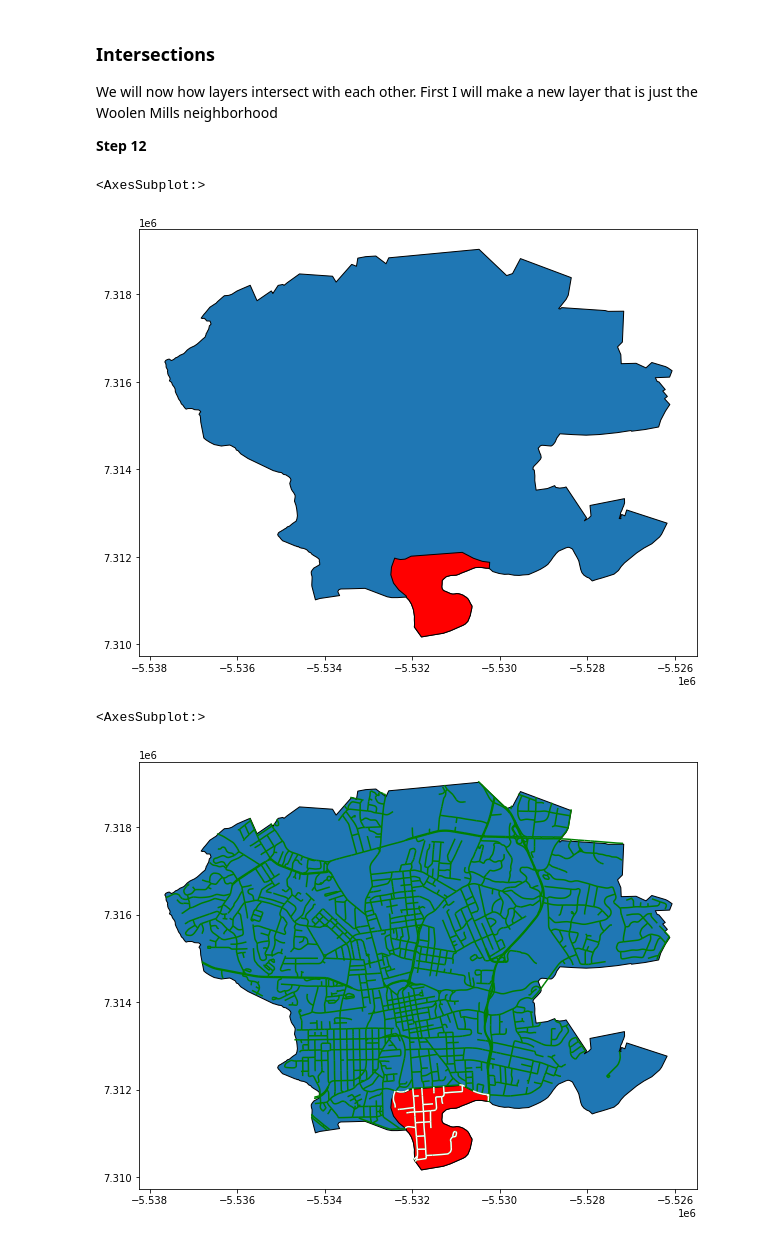
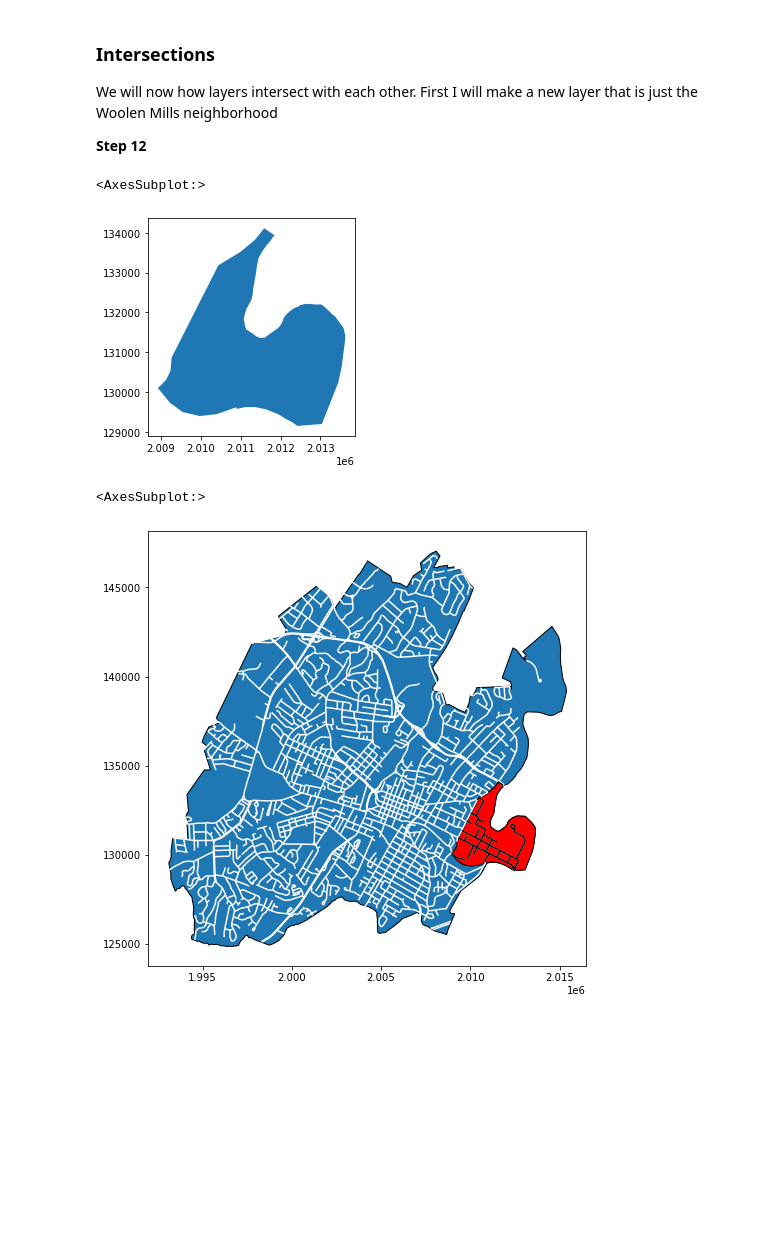
Before and after one commit to epurpur/pythonGeospatialWorkshop, a Jupyter notebook: python_geospatial_workshop.ipynb, the cells around one changed output. Saved outputs shown, nothing was run; the diff lists cells and outputs as text; code cells hidden in the pictures; blank space fills up the shorter version.

```diff
--- a/python_geospatial_workshop.ipynb
+++ b/python_geospatial_workshop.ipynb
@@ -276,7 +245,7 @@ neighborhoods
 [figure]
 # %%
 # convert our new layers to the same CRS as the others
-neighborhoods = neighborhoods.to_crs(epsg = 32629)
+neighborhoods = neighborhoods.to_crs(epsg = 32046)
 # %% [markdown]
 ### Intersections
 
@@ -286,24 +255,27 @@ We will now how layers intersect with each other. First I will make a new layer
 # %%
 # using exactly the same methods as in regular pandas to extract the data I want
 woolen_mills = neighborhoods.loc[neighborhoods['NAME'] == 'Woolen Mills']
-woolen_mills = woolen_mills.to_crs(epsg = 32629)
+woolen_mills = woolen_mills.to_crs(epsg = 32046)
+woolen_mills.plot()
+
+
 
 # plot the new woolen mills layer over the cville_boundary layer
-fig, ax = plt.subplots(figsize=(10,8))
-cville_boundary.plot(ax=ax, edgecolor='black')
-woolen_mills.plot(ax=ax, color='red', edgecolor='black')
+#fig, ax = plt.subplots(figsize=(10,8))
+#cville_boundary.plot(ax=ax, edgecolor='black')
+#woolen_mills.plot(ax=ax, color='red', edgecolor='black')
 # %% [output]
 <AxesSubplot:>
-[figure, old version]
+[figure, new version]
 # %%
 woolen_mills_roads = gpd.overlay(roads, woolen_mills, how='intersection')
 
 #plot all of charlottesville, woolen mills, roads, and the roads in woolen mills
 fig, ax = plt.subplots(figsize=(10,8))
 cville_boundary.plot(ax=ax, edgecolor='black')
-roads.plot(ax=ax, color='green')
+roads.plot(ax=ax, color='white')
 woolen_mills.plot(ax=ax, color='red', edgecolor='black')
-woolen_mills_roads.plot(ax=ax, color='white')
+woolen_mills_roads.plot(ax=ax, color='black')
 # %% [output]
 <AxesSubplot:>
-[figure, old version]
+[figure, new version]
```
Also changed, not shown: parts of 13 cells of this notebook.
